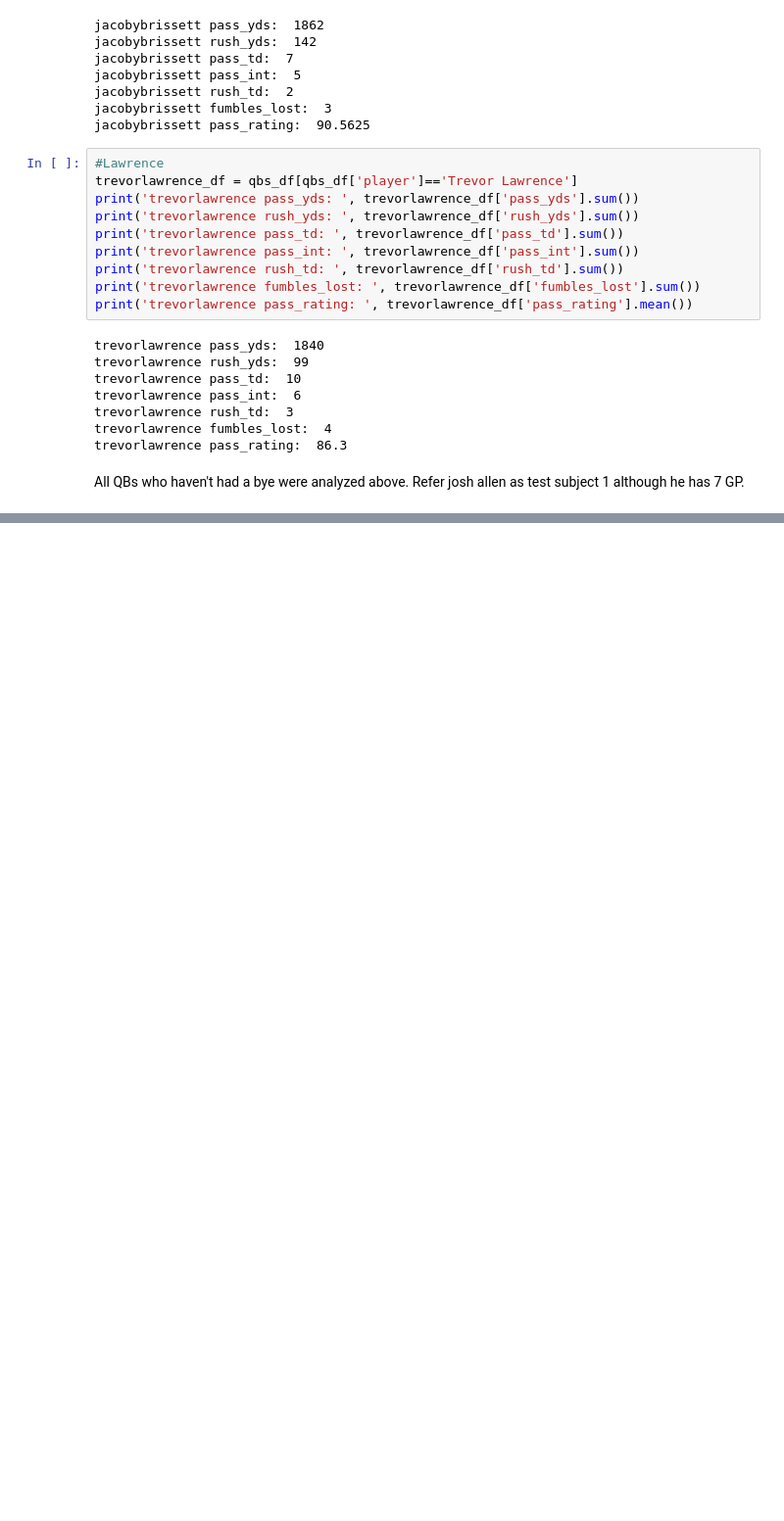
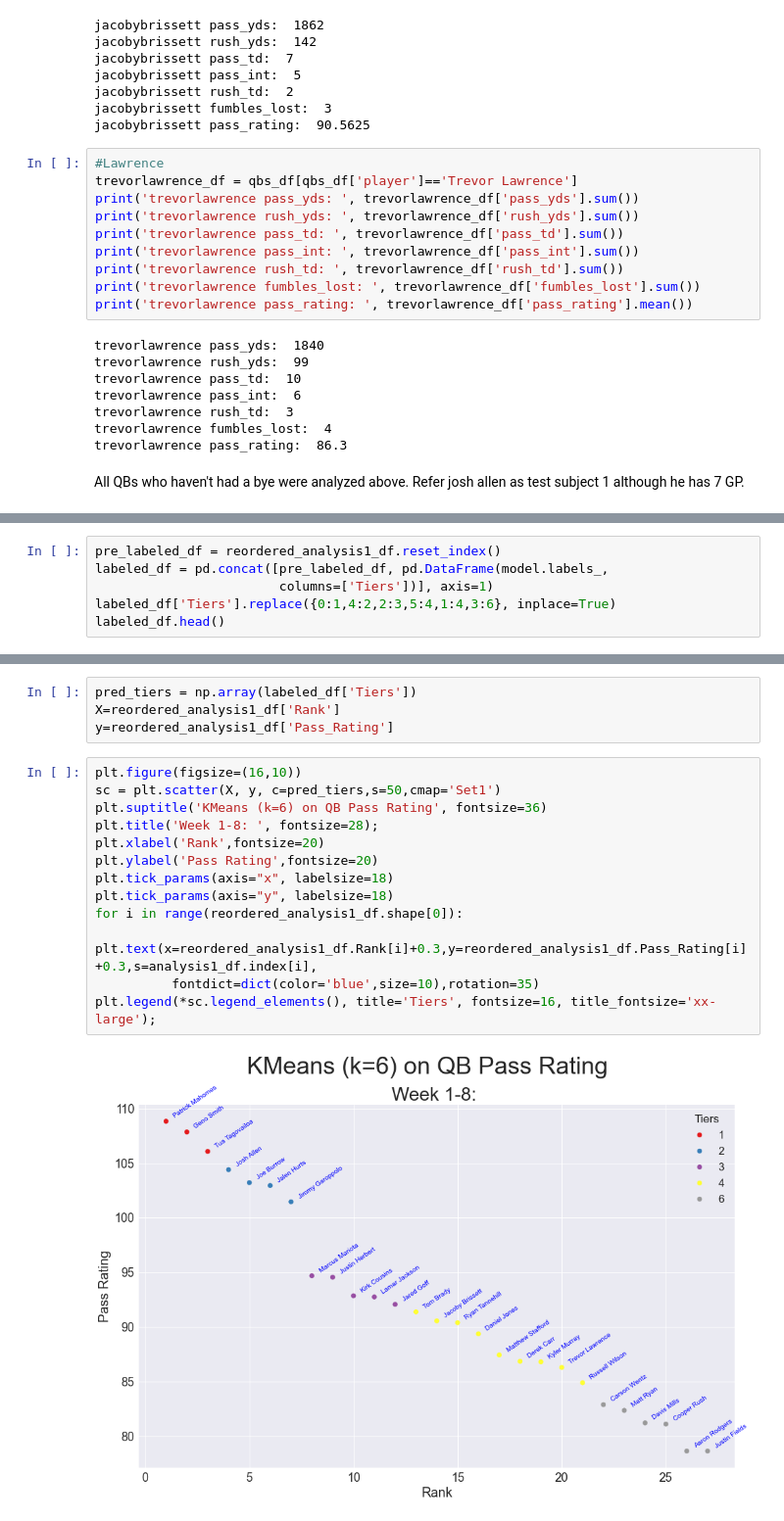
Before and after one commit to cyborgsage/NFL-wk9-analysis, a Jupyter notebook: NFL-wk9-analysis.ipynb, the cells around one changed output, grey strips where cells are left out. Shown at 98% size. Saved outputs shown, nothing was run; the diff lists cells and outputs as text; blank space fills up the shorter version.

```diff
--- a/NFL-wk9-analysis.ipynb
+++ b/NFL-wk9-analysis.ipynb
@@ -329,0 +691,6 @@ All QBs who haven't had a bye were analyzed above. Refer josh allen as test subj
+# %%
+pre_labeled_df = reordered_analysis1_df.reset_index()
+labeled_df = pd.concat([pre_labeled_df, pd.DataFrame(model.labels_,
+                        columns=['Tiers'])], axis=1)
+labeled_df['Tiers'].replace({0:1,4:2,2:3,5:4,1:4,3:6}, inplace=True)
+labeled_df.head()
@@ -329,0 +704,19 @@ All QBs who haven't had a bye were analyzed above. Refer josh allen as test subj
+# %%
+pred_tiers = np.array(labeled_df['Tiers'])
+X=reordered_analysis1_df['Rank']
+y=reordered_analysis1_df['Pass_Rating']
+# %%
+plt.figure(figsize=(16,10))
+sc = plt.scatter(X, y, c=pred_tiers,s=50,cmap='Set1')
+plt.suptitle('KMeans (k=6) on QB Pass Rating', fontsize=36)
+plt.title('Week 1-8: ', fontsize=28);
+plt.xlabel('Rank',fontsize=20)
+plt.ylabel('Pass Rating',fontsize=20)
+plt.tick_params(axis="x", labelsize=18)
+plt.tick_params(axis="y", labelsize=18)
+for i in range(reordered_analysis1_df.shape[0]):
+    plt.text(x=reordered_analysis1_df.Rank[i]+0.3,y=reordered_analysis1_df.Pass_Rating[i]+0.3,s=analysis1_df.index[i],
+          fontdict=dict(color='blue',size=10),rotation=35)
+plt.legend(*sc.legend_elements(), title='Tiers', fontsize=16, title_fontsize='xx-large');
+# %% [output]
+[figure, added]
```
Also changed, not shown: parts of 39 cells of this notebook, 5 other files.
